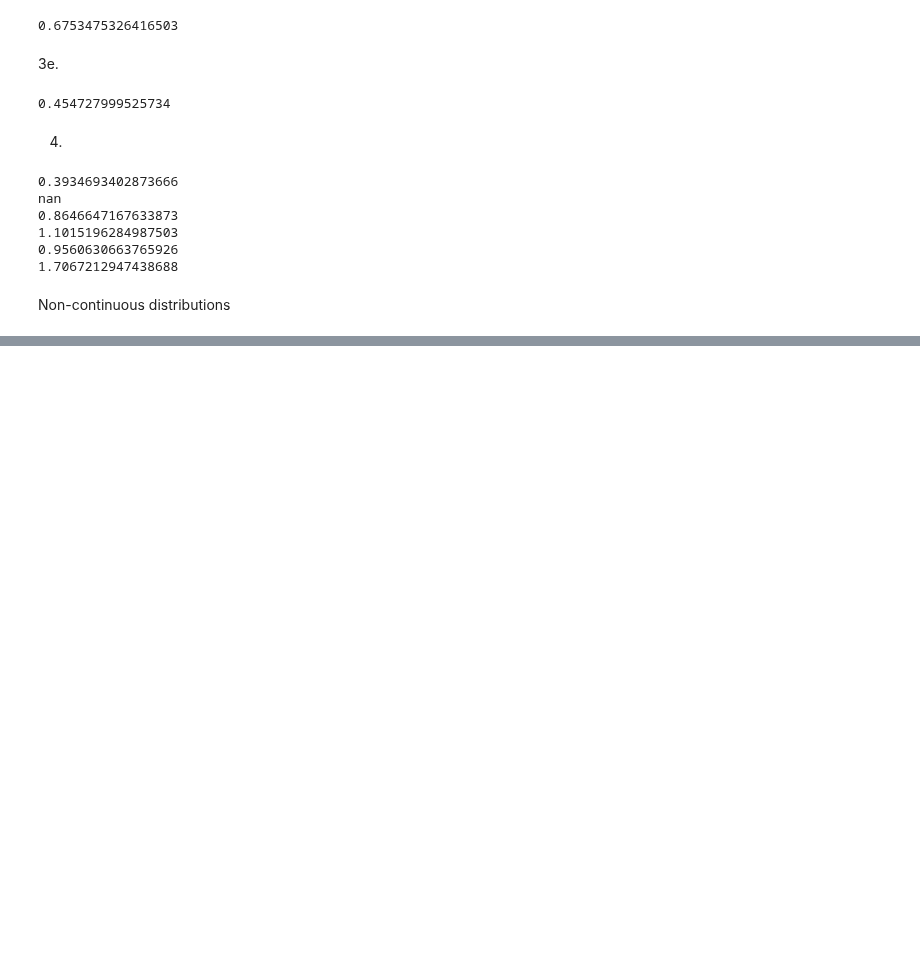
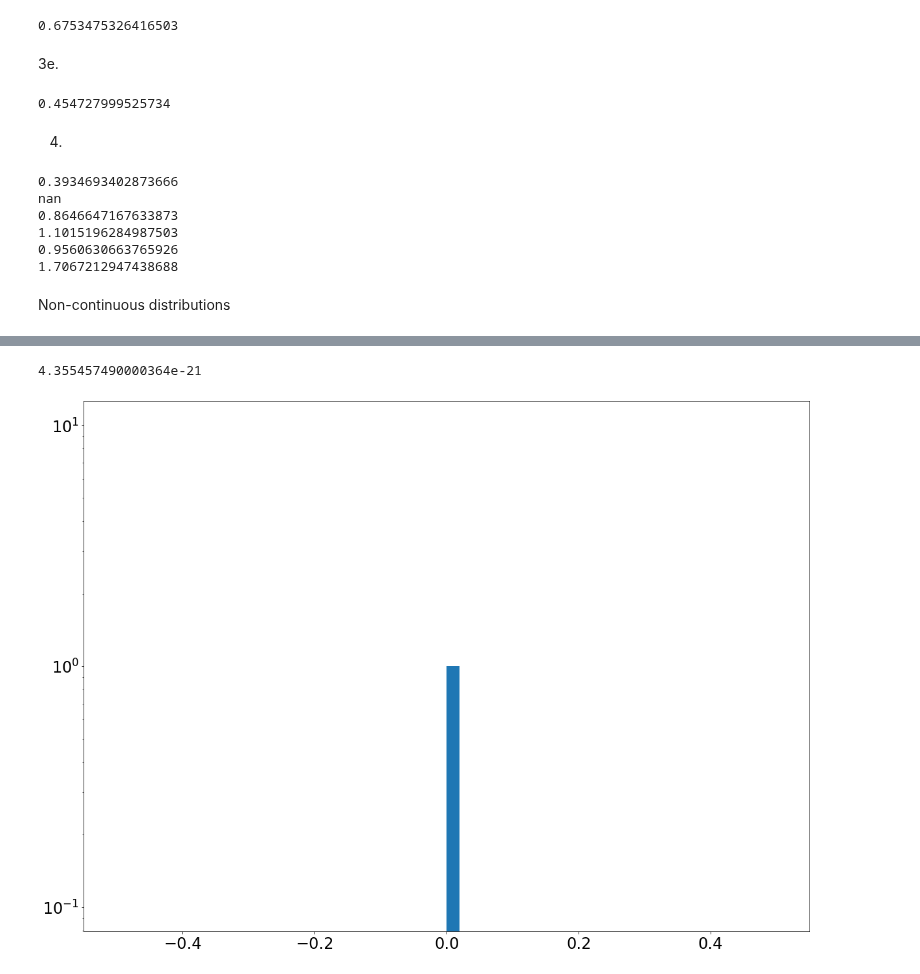
Before and after one commit to elocj/PHYS434, a Jupyter notebook: lab1/lab1.ipynb, the cells around one changed output, grey strips where cells are left out. Cells and saved outputs as stored; diff of their text form; code cells hidden in the pictures; blank space fills up the shorter version.

```diff
--- a/lab1/lab1.ipynb
+++ b/lab1/lab1.ipynb
@@ -95,0 +96,10 @@ plt.show()
+# %%
+n, p = 100, 0.4
+c = stats.binom.pmf(1, n, p)
+ax = plt.hist(c,50)
+plt.yscale('log')
+plt.tick_params(labelsize = 24)
+plt.show()
+# %% [output]
+4.355457490000364e-21
+[figure, added]
```
Also changed, not shown: parts of 1 cell of this notebook.
